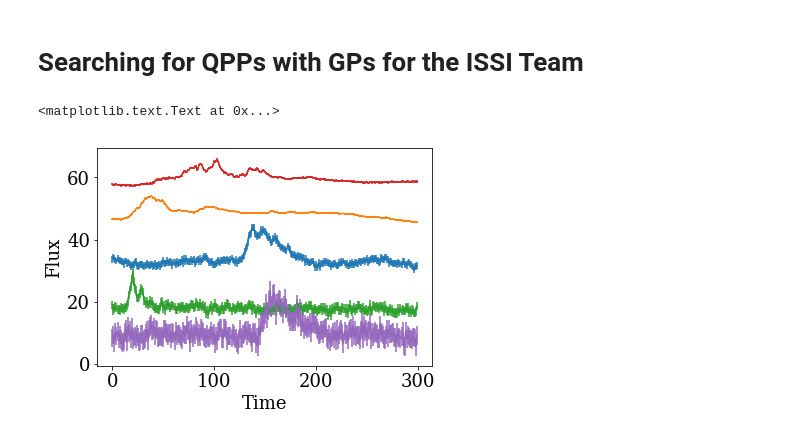
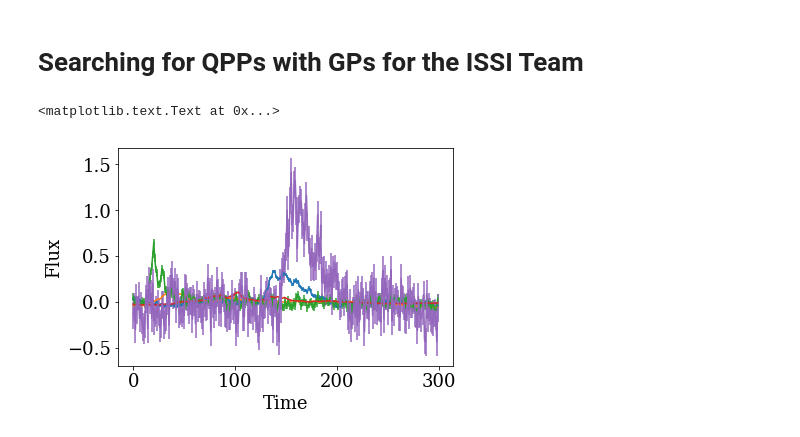
Before and after one commit to jradavenport/flare_sims, a Jupyter notebook: notebooks/qpp_explore.ipynb, the cells around one changed output. Saved outputs shown, nothing was run; the diff lists cells and outputs as text; code cells hidden in the pictures.

```diff
--- a/notebooks/qpp_explore.ipynb
+++ b/notebooks/qpp_explore.ipynb
@@ -21,22 +22,25 @@ files = glob('../flares/*.fits')
 # %%
 for k in range(5):
 
     hdu = fits.open(files[k])
     data = hdu[1].data
     hdu.close()
 
     time = data.field(0)
-    flux = data.field(1)
+
+    medflux = np.nanmedian(data.field(1))
+
+    flux = (data.field(1) - medflux) / medflux
 
     # find the typical (median) scatter in small chunks of the light curve
     # (11 data points, arbitrarily chosen) to use as the error
     std = np.nanmedian(pd.rolling_std(flux, 11))
-    err = np.ones(time.size) * std * 2
+    err = np.ones(time.size) * std
 
     plt.errorbar(time, flux, yerr=err)
 
 plt.xlabel('Time')
 plt.ylabel('Flux')
 # %% [output]
 <matplotlib.text.Text at 0x...>
-[figure, old version]
+[figure, new version]
```
Also changed, not shown: parts of 2 cells of this notebook.
